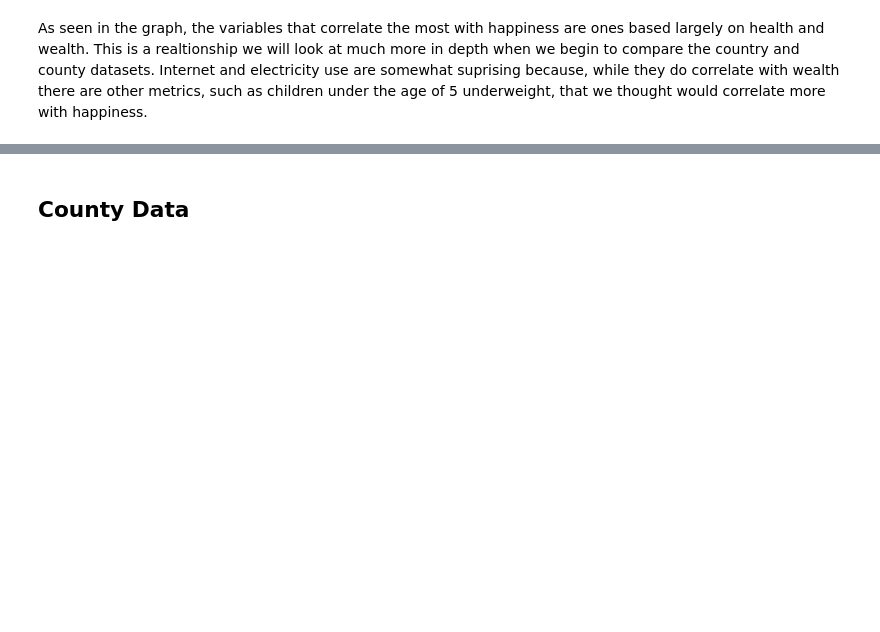
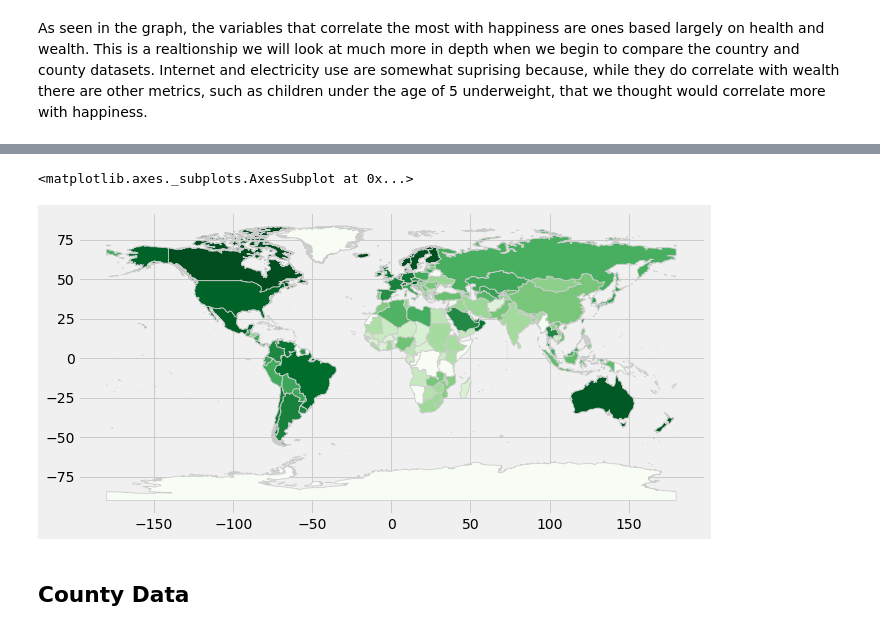
Before and after one commit to eym55/HappinessTutorial, a Jupyter notebook: Data Wrangling.ipynb, the cells around one changed output, grey strips where cells are left out. Saved outputs shown, nothing was run; the diff lists cells and outputs as text; code cells hidden in the pictures; blank space fills up the shorter version.

```diff
--- a/Data Wrangling.ipynb
+++ b/Data Wrangling.ipynb
@@ -269,3 +298,8 @@ Roadways per capita                                         0.448743
 Name: Happiness Score, dtype: float64
 # %% [markdown]
 As seen in the graph, the variables that correlate the most with happiness are ones based largely on health and wealth. This is a realtionship we will look at much more in depth when we begin to compare the country and county datasets. Internet and electricity use are somewhat suprising because, while they do correlate with wealth there are other metrics, such as children under the age of 5 underweight, that we thought would correlate more with happiness.
+# %%
+map_df = geo.read_file('Countries_WGS84.shp')
+map_key_df = pd.read_csv('Countries_WGS84.csv')
+map_df = map_df.merge(map_key_df, how = 'left', left_index = True, right_index = True )
+countries_df['Country'].sort_values()
@@ -272,3 +324,22 @@ As seen in the graph, the variables that correlate the most with happiness are o
+# %%
+#Countries to rename
+map_df.at[25, 'Name'] = 'Myanmar'
+map_df.at[27, 'Name'] = 'Belarus'
+#Adding greenland as part of denmark
+map_df.at[86, 'Name'] = 'Denmark'
+
+#Congo at 39
+# %%
+map_df = map_df.merge(countries_df, left_on = 'CNTRY_NAME', right_on = 'Country', how = 'left')
+# %%
+# set the range for the choropleth
+vmin, vmax = 120, 220
+# create figure and axes for Matplotlib
+fig, ax = plt.subplots(1, figsize=(10, 6))
+map_df.plot(column='Happiness Score', cmap='Greens', linewidth=0.8, ax=ax, edgecolor = '0.8' )
+# %% [output]
+<matplotlib.axes._subplots.AxesSubplot at 0x...>
+[figure, added]
 # %% [markdown]
 ## County Data
 # %% [markdown]
```
Also changed, not shown: parts of 10 cells of this notebook, 3 other files.
